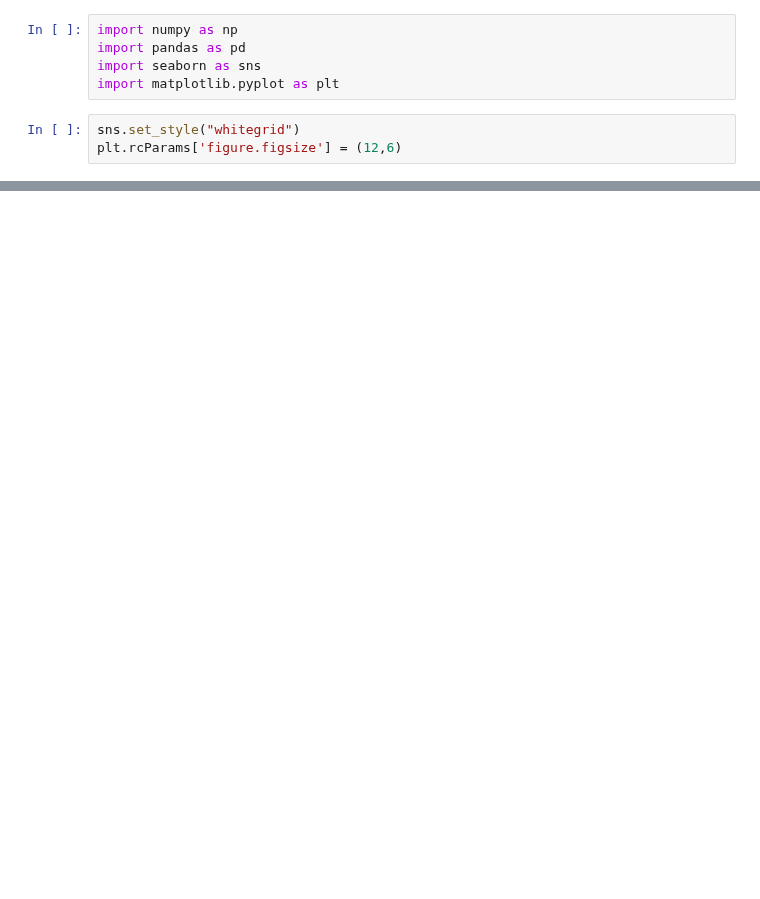
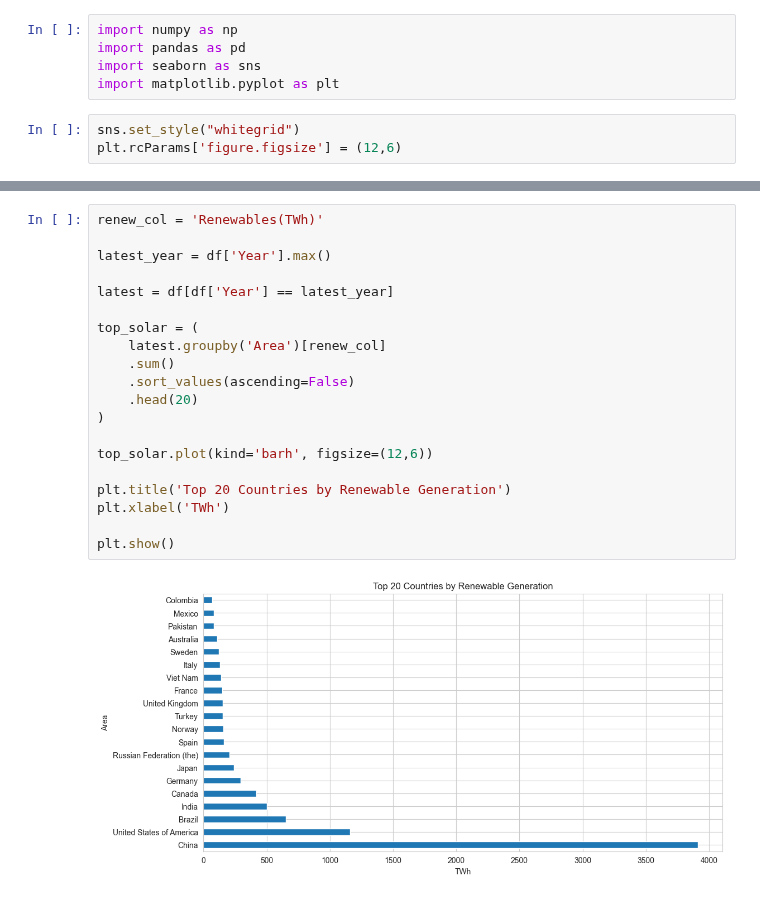
Before and after one commit to cezieu/DataVisDeliverables, a Jupyter notebook: code.ipynb, the cells around one changed output, grey strips where cells are left out. Drawn from its saved outputs; the diff is of its cells as text; blank space fills up the shorter version.

```diff
--- a/code.ipynb
+++ b/code.ipynb
@@ -349,0 +100,22 @@ plt.show()
+# %%
+renew_col = 'Renewables(TWh)'
+
+latest_year = df['Year'].max()
+
+latest = df[df['Year'] == latest_year]
+
+top_solar = (
+    latest.groupby('Area')[renew_col]
+    .sum()
+    .sort_values(ascending=False)
+    .head(20)
+)
+
+top_solar.plot(kind='barh', figsize=(12,6))
+
+plt.title('Top 20 Countries by Renewable Generation')
+plt.xlabel('TWh')
+
+plt.show()
+# %% [output]
+[figure, added]
```
Also changed, not shown: parts of 38 cells of this notebook.
